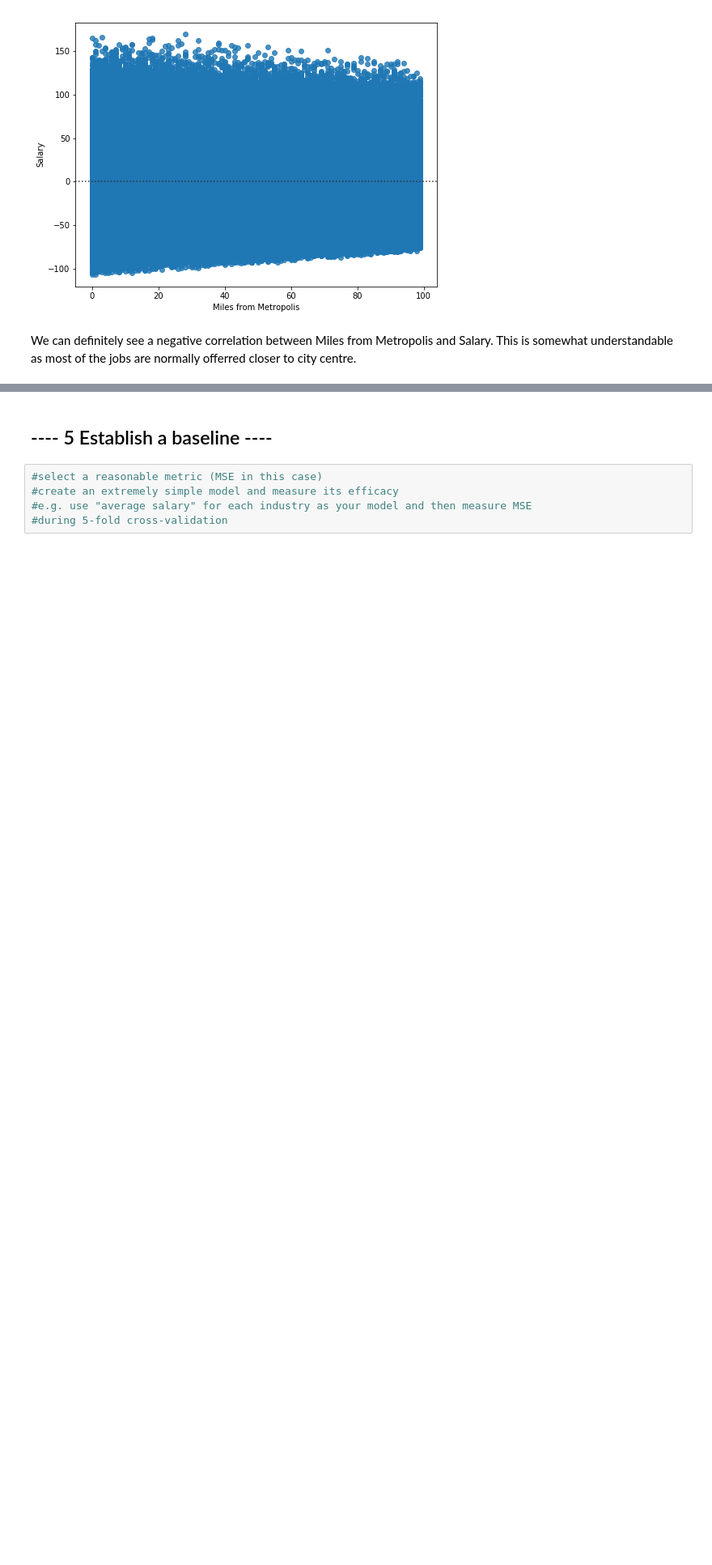
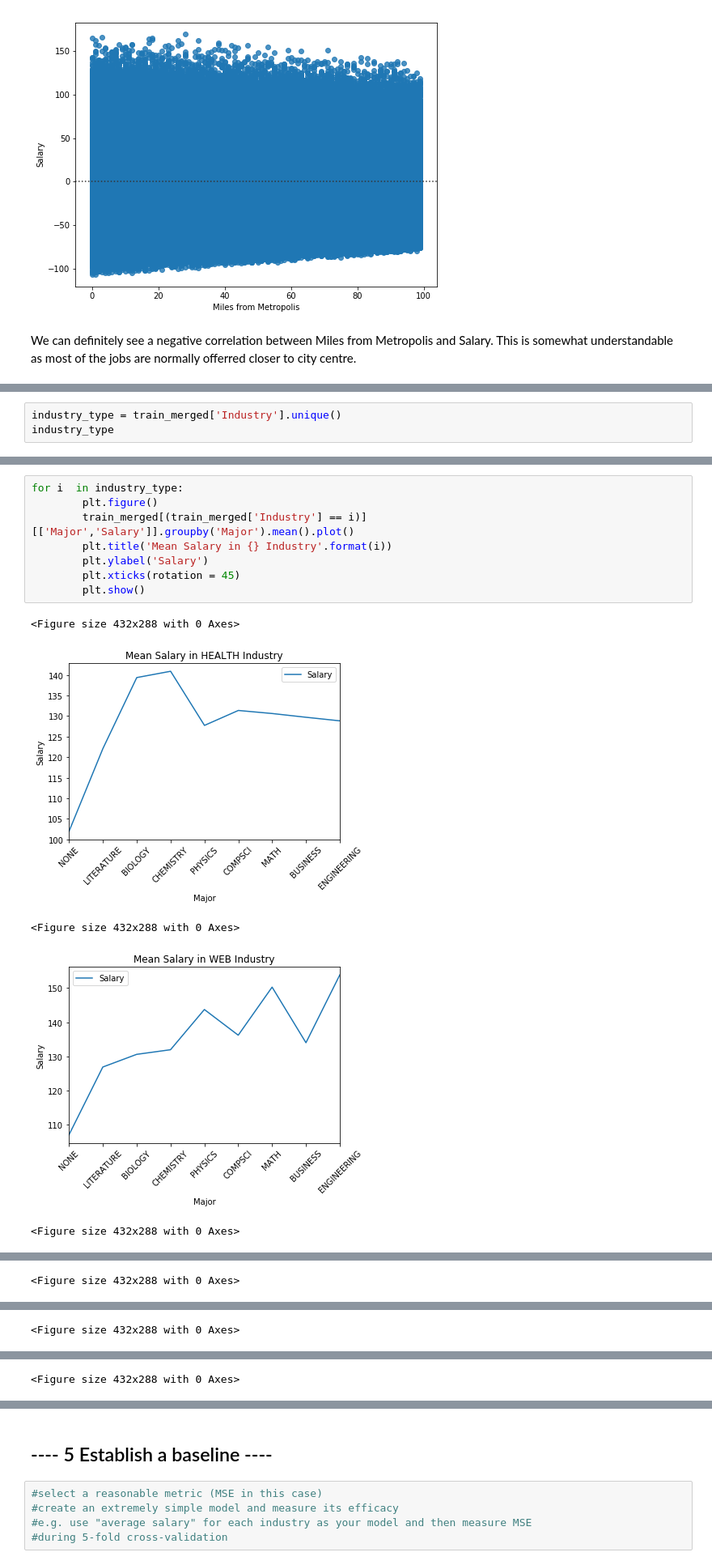
Before and after one commit to MrYoupiter/Salary_Prediction_Portfolio, a Jupyter notebook: SalaryPredictionProject.ipynb, the cells around one changed output, grey strips where cells are left out. Shown at 81% size. Cells and saved outputs as stored; diff of their text form; blank space fills up the shorter version.

```diff
--- a/SalaryPredictionProject.ipynb
+++ b/SalaryPredictionProject.ipynb
@@ -594,0 +597,3 @@ We can definitely see a negative correlation between Miles from Metropolis and S
+# %%
+industry_type = train_merged['Industry'].unique()
+industry_type
@@ -594,0 +603,14 @@ We can definitely see a negative correlation between Miles from Metropolis and S
+# %%
+for i  in industry_type:
+        plt.figure()
+        train_merged[(train_merged['Industry'] == i)][['Major','Salary']].groupby('Major').mean().plot()
+        plt.title('Mean Salary in {} Industry'.format(i))
+        plt.ylabel('Salary')
+        plt.xticks(rotation = 45)
+        plt.show()
+# %% [output]
+<Figure size 432x288 with 0 Axes>
+[figure, added]
+<Figure size 432x288 with 0 Axes>
+[figure, added]
+<Figure size 432x288 with 0 Axes>
@@ -594,0 +618 @@ We can definitely see a negative correlation between Miles from Metropolis and S
+<Figure size 432x288 with 0 Axes>
@@ -594,0 +620 @@ We can definitely see a negative correlation between Miles from Metropolis and S
+<Figure size 432x288 with 0 Axes>
@@ -594,0 +622 @@ We can definitely see a negative correlation between Miles from Metropolis and S
+<Figure size 432x288 with 0 Axes>
```
Also changed, not shown: parts of 11 cells of this notebook.
